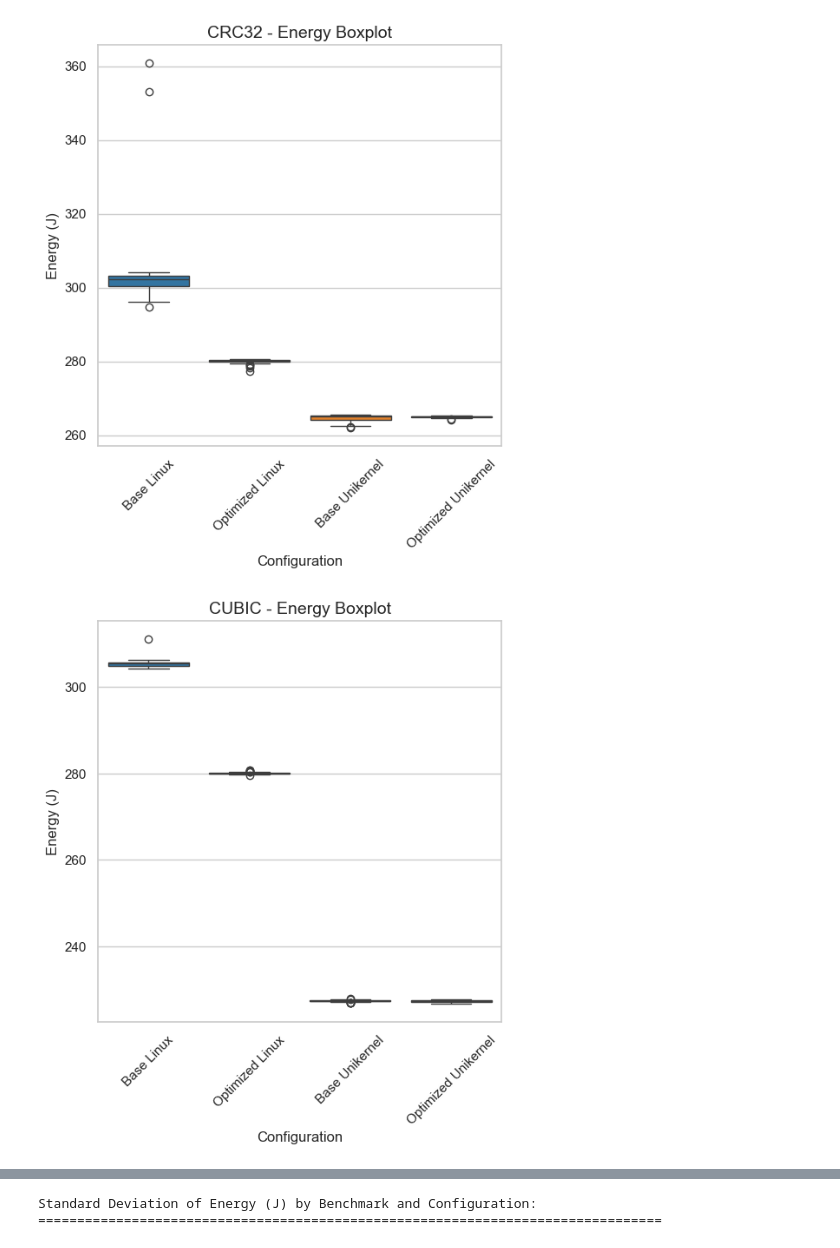
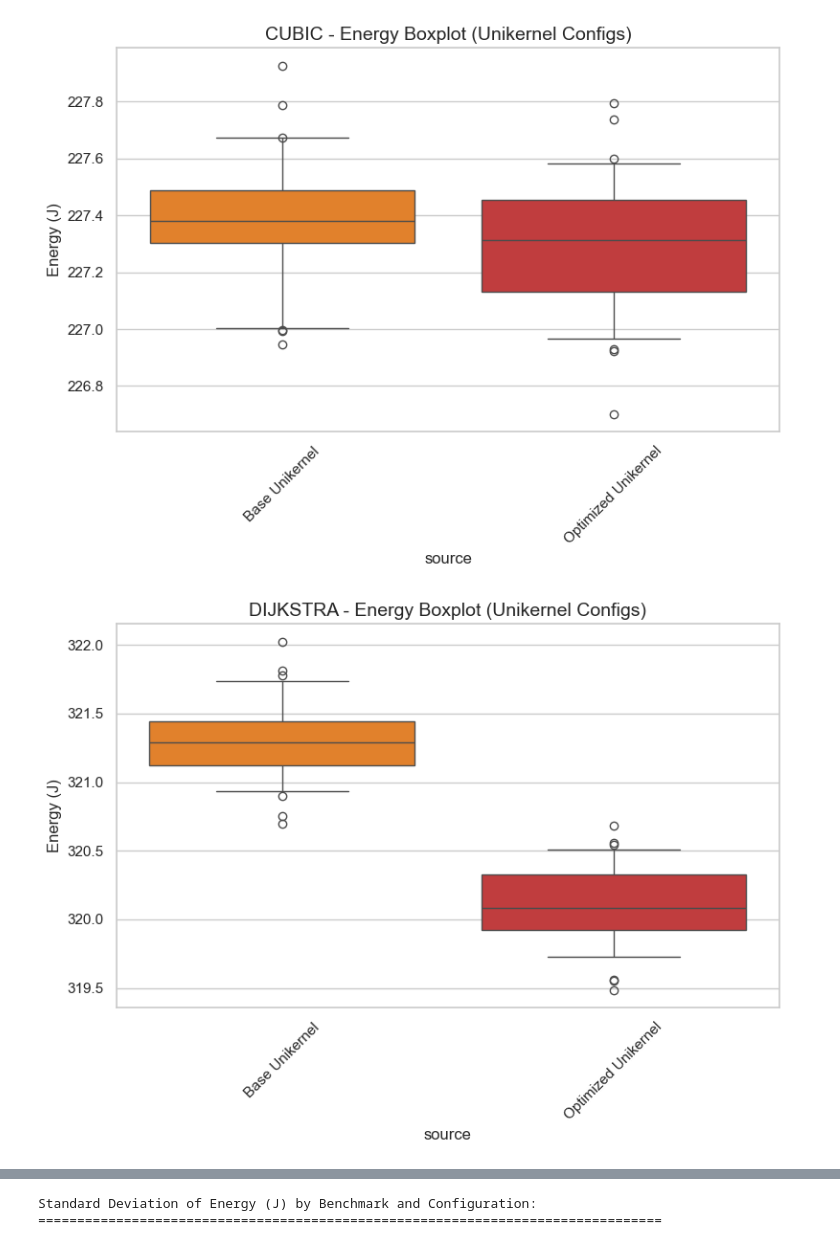
Before and after one commit to sondreross/testing, a Jupyter notebook: first_experiment.ipynb, the cells around one changed output, grey strips where cells are left out. Drawn from its saved outputs; the diff is of its cells as text; code cells hidden in the pictures.

```diff
--- a/first_experiment.ipynb
+++ b/first_experiment.ipynb
@@ -106,28 +264,39 @@ for group_idx, benchmarks_to_plot in enumerate(benchmark_groups):
 # %%
-# Create boxplot for each benchmark individually
-for idx, benchmark in enumerate(all_benchmarks):
-    fig, ax = plt.subplots(figsize=(6, 6))
-    benchmark_data = all_data[all_data['benchmark'] == benchmark]
+# Create boxplot for each benchmark individually (one plot per benchmark, unikernel configs only)
+import matplotlib.pyplot as plt
+import seaborn as sns
+
+# Filter for unikernel configurations only
+unikernel_hue_order = ['Base Unikernel', 'Optimized Unikernel']
+unikernel_palette = ['#ff7f0e', '#d62728']  # Orange and red
+
+# Optionally exclude 'crc32' for consistency with other plots
+filtered_benchmarks = [b for b in all_benchmarks if b != 'crc32']
+
+for benchmark in filtered_benchmarks:
+    fig, ax = plt.subplots(figsize=(8, 6))
+    benchmark_data = all_data[(all_data['benchmark'] == benchmark) &
+                               (all_data['source'].isin(unikernel_hue_order))]
 
     sns.boxplot(
         data=benchmark_data,
         x='source',
         y='total_joules',
         hue='source',
-        hue_order=hue_order,
-        palette=palette,
+        hue_order=unikernel_hue_order,
+        palette=unikernel_palette,
         ax=ax,
-        order=hue_order
+        order=unikernel_hue_order,
+        whis=(5, 95)
     )
 
-    ax.set_xlabel('Configuration', fontsize=12)
+    # ax.set_xlabel('Configuration', fontsize=12)
     ax.set_ylabel('Energy (J)', fontsize=12)
-    ax.set_title(f'{benchmark.upper()} - Energy Boxplot', fontsize=14)
+    ax.set_title(f'{benchmark.upper()} - Energy Boxplot (Unikernel Configs)', fontsize=14)
     ax.tick_params(axis='x', rotation=45)
-    # ax.set_ylim(bottom=0)
-
-    plt.savefig(f'energy_boxplot_{benchmark}.png', dpi=150, bbox_inches='tight')
+    # ax.legend(title='Configuration', loc='upper right')
+    plt.tight_layout()
     plt.show()
 # %% [output]
-[figure, old version]
+[figure, new version]
-[figure, old version]
+[figure, new version]
```
Also changed, not shown: parts of 10 cells of this notebook.
